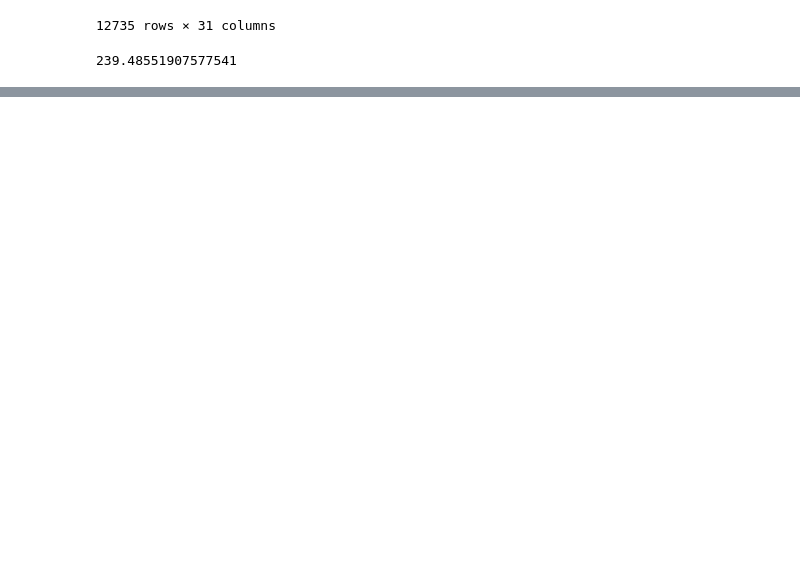
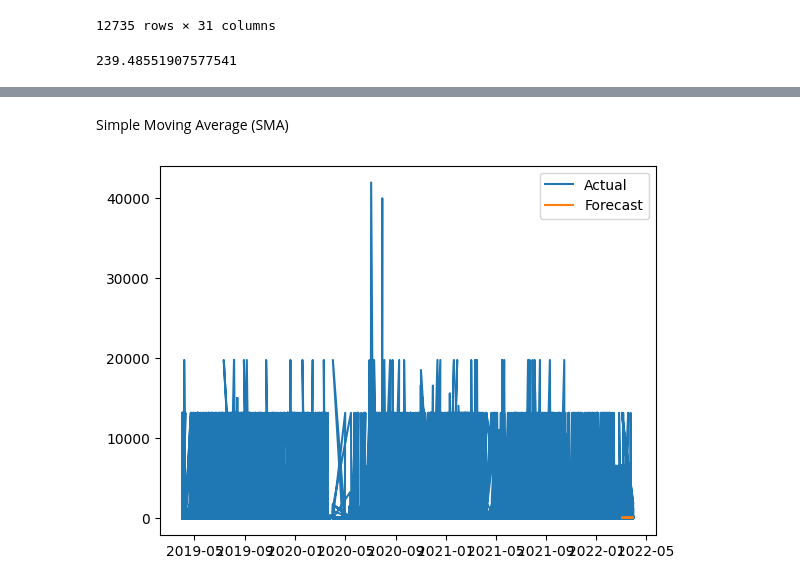
Before and after one commit to it21053528/Fiverr-Freelancing, a Jupyter notebook: anusha73k/forecast.ipynb, the cells around one changed output, grey strips where cells are left out. Saved outputs shown, nothing was run; the diff lists cells and outputs as text; code cells hidden in the pictures; blank space fills up the shorter version.

```diff
--- a/anusha73k/forecast.ipynb
+++ b/anusha73k/forecast.ipynb
@@ -255,0 +256,19 @@ MSE of the test set: 8.889
+# %% [markdown]
+Simple Moving Average (SMA)
+# %%
+window_size = 365
+sma = df['QuantityAbs'].rolling(window=window_size).mean()
+
+last_values = df['QuantityAbs'][-window_size:]
+forecast = pd.DataFrame(last_values, columns=['QuantityAbs'], index=last_values.index)
+forecast['SMA'] = forecast['QuantityAbs'].rolling(window=window_size).mean()
+forecast['Forecast'] = forecast['SMA'].iloc[-1]
+
+df_forecast = df.append(forecast)
+
+plt.plot(df_forecast['QuantityAbs'], label='Actual')
+plt.plot(df_forecast['Forecast'], label='Forecast')
+plt.legend()
+plt.show()
+# %% [output]
+[figure, added]
```
Also changed, not shown: parts of 3 cells of this notebook, 1 other file.
